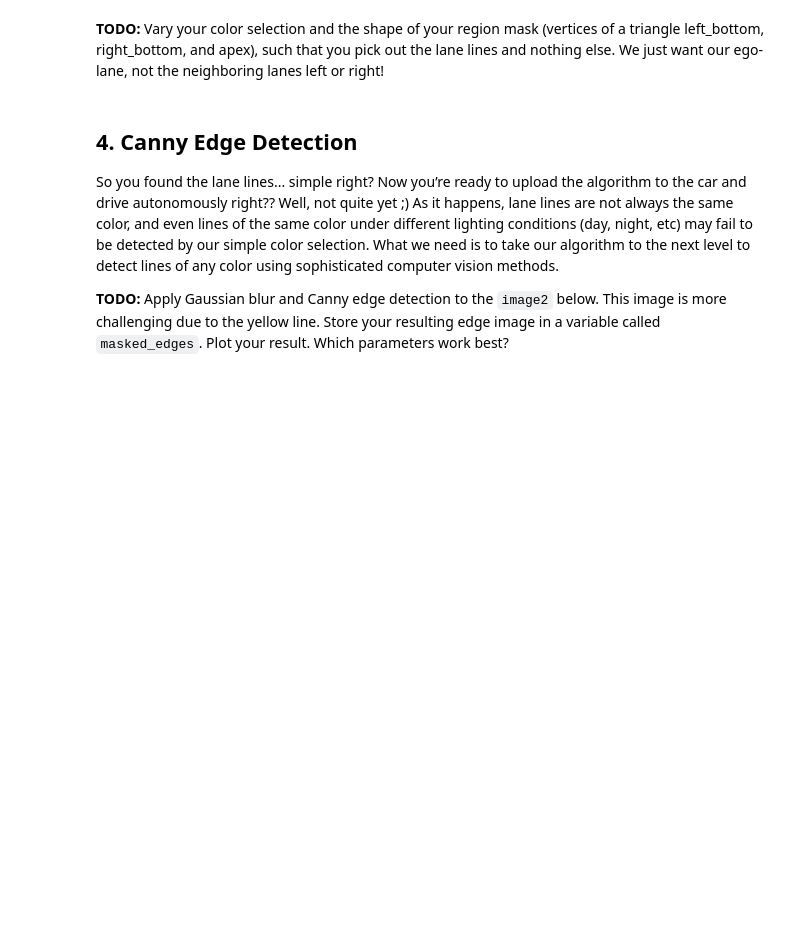
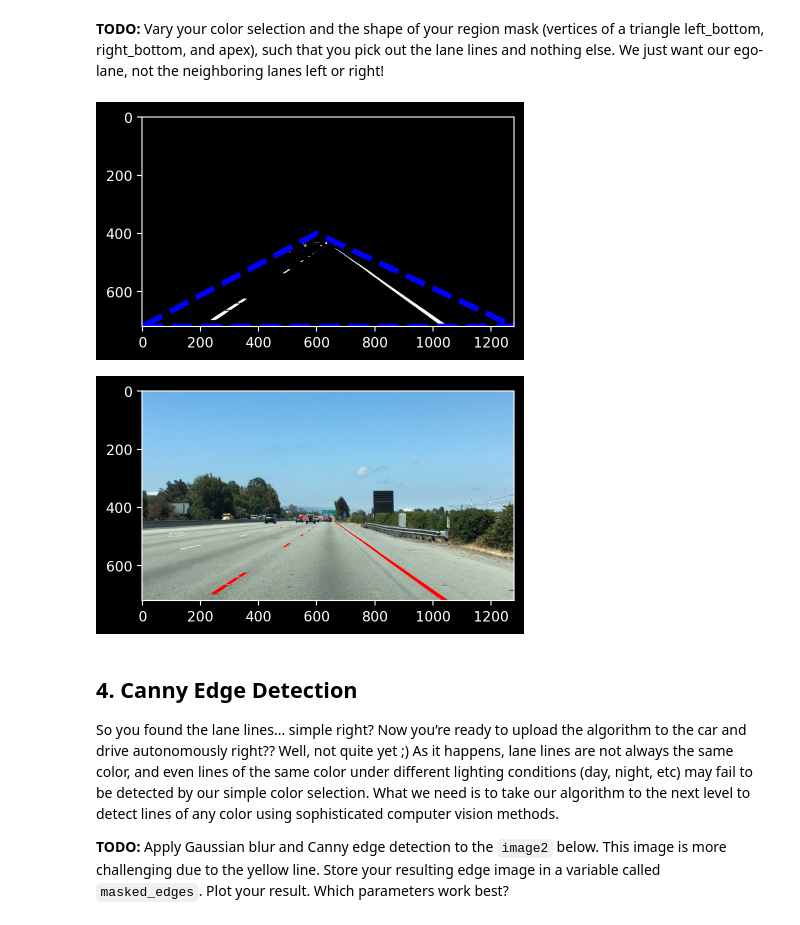
Before and after one commit to hai5rt/MMA-Mustererkennung, a Jupyter notebook: 3 Hough - Transformation/Exercise_Hough__starter.ipynb, the cells around one changed output. Drawn from its saved outputs; the diff is of its cells as text; code cells hidden in the pictures; blank space fills up the shorter version.

```diff
--- a/3 Hough - Transformation/Exercise_Hough__starter.ipynb
+++ b/3 Hough - Transformation/Exercise_Hough__starter.ipynb
@@ -149,48 +149,51 @@ line_image = np.copy(image)
 
 # Define color selection criteria
 red_threshold = 0
-green_threshold = 0
+green_threshold = 220
 blue_threshold = 0
 
 rgb_threshold = [red_threshold, green_threshold, blue_threshold]
 
 # Define the vertices of a triangular mask.
 # Keep in mind the origin (x=0, y=0) is in the upper left
-left_bottom = [0, 539]
-right_bottom = [900, 300]
-apex = [400, 0]
+left_bottom = [0, ysize]
+right_bottom = [xsize, ysize]
+apex = [600, 400]
 
 # Perform a linear fit (y=Ax+B) to each of the three sides of the triangle
 # np.polyfit returns the coefficients [A, B] of the fit
 fit_left = np.polyfit((left_bottom[0], apex[0]), (left_bottom[1], apex[1]), 1)
 fit_right = np.polyfit((right_bottom[0], apex[0]), (right_bottom[1], apex[1]), 1)
 fit_bottom = np.polyfit((left_bottom[0], right_bottom[0]), (left_bottom[1], right_bottom[1]), 1)
 
 # Mask pixels below the threshold
 color_thresholds = (image[:,:,0] < rgb_threshold[0]) | \
                     (image[:,:,1] < rgb_threshold[1]) | \
                     (image[:,:,2] < rgb_threshold[2])
 
 # Find the region inside the lines
 XX, YY = np.meshgrid(np.arange(0, xsize), np.arange(0, ysize))
 region_thresholds = (YY > (XX*fit_left[0] + fit_left[1])) & \
                     (YY > (XX*fit_right[0] + fit_right[1])) & \
                     (YY < (XX*fit_bottom[0] + fit_bottom[1]))
 
 # Mask color and region selection
 color_select[color_thresholds | ~region_thresholds] = [0, 0, 0]
 # Color pixels red where both color and region selections met
 line_image[~color_thresholds & region_thresholds] = [255, 0, 0]
 
 # Display the image and show region and color selections
 plt.imshow(image)
 x = [left_bottom[0], right_bottom[0], apex[0], left_bottom[0]]
 y = [left_bottom[1], right_bottom[1], apex[1], left_bottom[1]]
 plt.plot(x, y, 'b--', lw=4)
 plt.imshow(color_select)
 plt.show()
 plt.imshow(line_image)
 plt.show()
+# %% [output]
+[figure, added]
+[figure, added]
 # %% [markdown]
 ## 4. Canny Edge Detection
 
```
Also changed, not shown: parts of 6 cells of this notebook.
